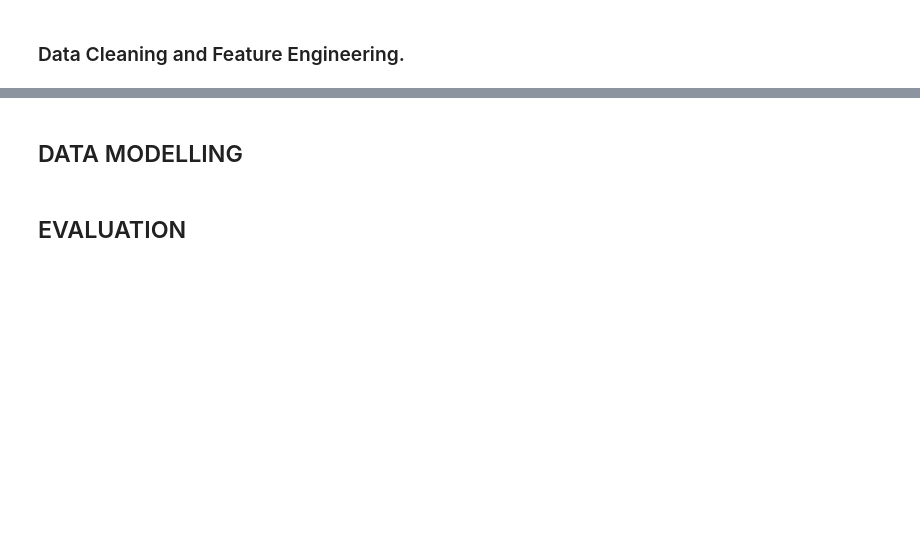
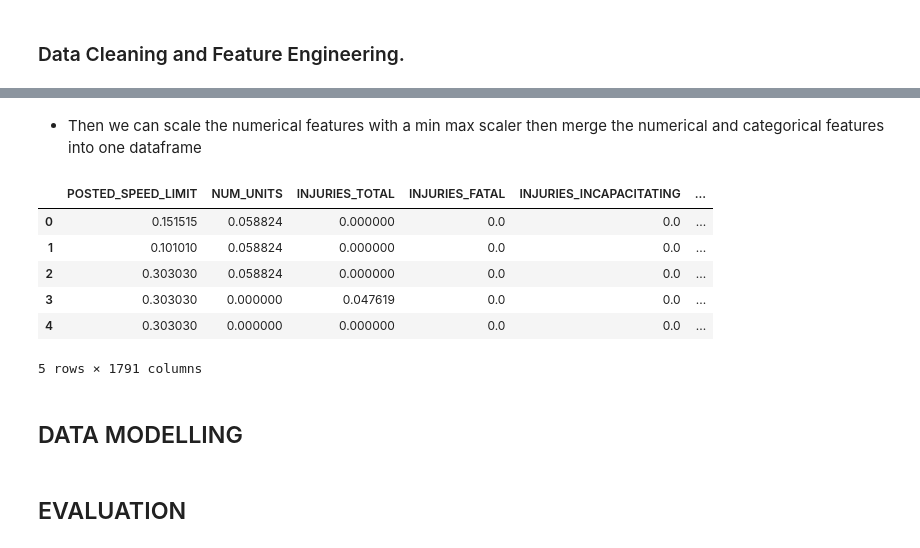
Before and after one commit to eugene-maina72/Phase_4_Project-Model_Interpretability, a Jupyter notebook: notebook.ipynb, the cells around one changed output, grey strips where cells are left out. Cells and saved outputs as stored; diff of their text form; code cells hidden in the pictures; blank space fills up the shorter version.

```diff
--- a/notebook.ipynb
+++ b/notebook.ipynb
@@ -276,0 +571,17 @@ plt.savefig('images/categorical_columns_countplots.png', dpi=300, bbox_inches='t
+# %%
+# Label encoding the contributory cause column.
+
+le = LabelEncoder()
+meaningful_categorical['CONTRIBUTORY_CAUSE'] = le.fit_transform(meaningful_categorical['CONTRIBUTORY_CAUSE'])
+
+# One-hot encoding the other categorical variables.
+
+ohe = OneHotEncoder(sparse_output=False, handle_unknown='ignore')
+categorical_encoded = pd.DataFrame(ohe.fit_transform(meaningful_categorical.drop(columns=['CONTRIBUTORY_CAUSE'])))
+ohe_columns = ohe.get_feature_names_out(meaningful_categorical.drop(columns=['CONTRIBUTORY_CAUSE']).columns)
+categorical_encoded.columns = ohe_columns
+
+# Concatenating the label encoded contributory cause with the one-hot encoded categorical variables.
+categorical_encoded = pd.concat([meaningful_categorical['CONTRIBUTORY_CAUSE'], categorical_encoded], axis=1)
+# Resetting the index of the categorical encoded data.
+categorical_encoded.reset_index(drop=True, inplace=True)
@@ -277,3 +598,22 @@ plt.savefig('images/categorical_columns_countplots.png', dpi=300, bbox_inches='t
+# %% [markdown]
+* Then we can scale the numerical features with a min max scaler then merge the numerical and categorical features into one dataframe
+# %%
+# Scaling the numerical features with a MinMaxScaler.
+scaler = MinMaxScaler()
+numerical_scaled = pd.DataFrame(scaler.fit_transform(numerical_data), columns=numerical_data.columns)
+
+# Concatenating the numerical and categorical features into one dataframe.
+final_data = pd.concat([numerical_scaled, categorical_encoded], axis=1)
+# %%
+final_data.head()
+# %% [output]
+|  | POSTED_SPEED_LIMIT | NUM_UNITS | INJURIES_TOTAL | INJURIES_FATAL | INJURIES_INCAPACITATING | ... |
+| 0 | 0.151515 | 0.058824 | 0.000000 | 0.0 | 0.0 | ... |
+| 1 | 0.101010 | 0.058824 | 0.000000 | 0.0 | 0.0 | ... |
+| 2 | 0.303030 | 0.058824 | 0.000000 | 0.0 | 0.0 | ... |
+| 3 | 0.303030 | 0.000000 | 0.047619 | 0.0 | 0.0 | ... |
+| 4 | 0.303030 | 0.000000 | 0.000000 | 0.0 | 0.0 | ... |
+5 rows × 1791 columns
 # %% [markdown]
 ## DATA MODELLING
 # %% [markdown]
```
Also changed, not shown: parts of 14 cells of this notebook.
